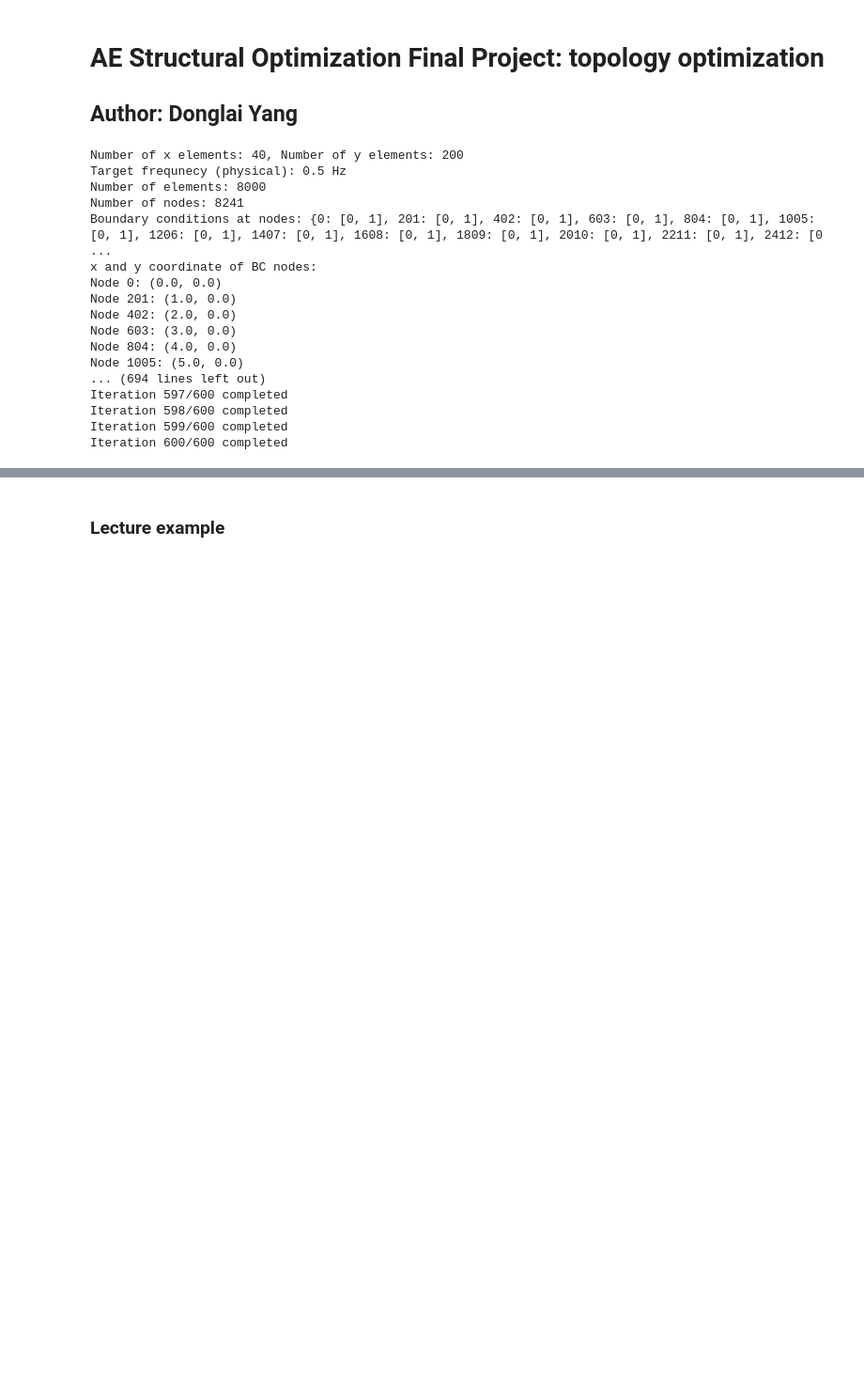
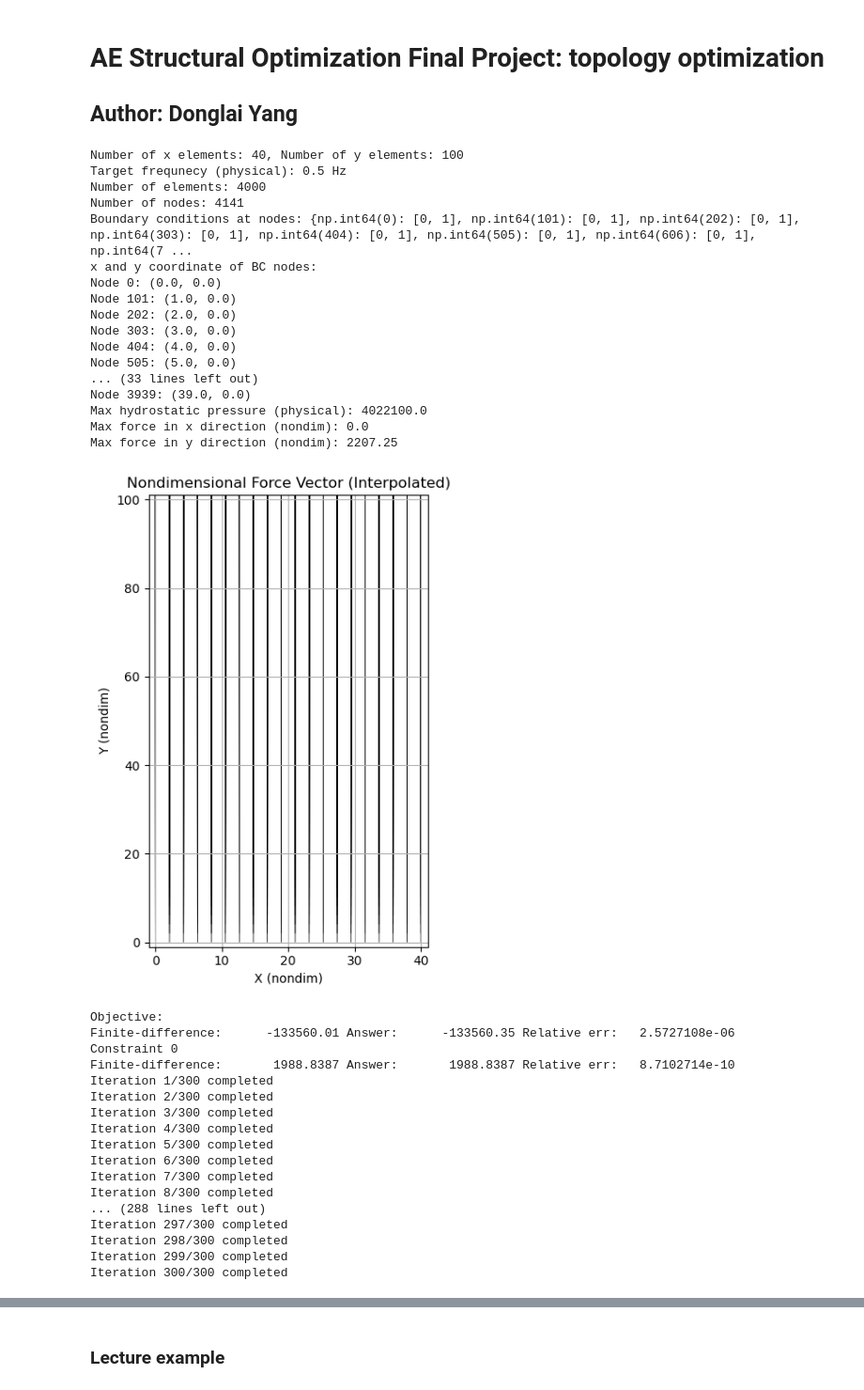
Before and after one commit to alastairyang/structural-topology-optimization, a Jupyter notebook: project-Donglai-Yang.ipynb, the cells around one changed output, grey strips where cells are left out. Shown: that part at 94% size. Drawn from its saved outputs; the diff is of its cells as text; code cells hidden in the pictures; blank space fills up the shorter version.

Commit message:
add hydrodynamic load and removed hydrostatic load

```diff
--- a/project-Donglai-Yang.ipynb
+++ b/project-Donglai-Yang.ipynb
@@ -1219,18 +1233,19 @@ def visualize_force_vector(X, f_nondim):
 # %%
 nondim_flag = False
+flooded_flag = True # flooded: no hydrostatic pressure differential
 
 # Set the dimensions of the design domain
 Lx = 40 # m, width
-Ly = 200 # m, height
+Ly = 100 # m, height
 nx = 40
 ny = int(Ly/Lx * nx)
 f_target = 0.5
 print(f"Number of x elements: {nx}, Number of y elements: {ny}")
 print(f"Target frequnecy (physical): {f_target} Hz")
 
-z_surface = 600  # m, sea surface height above the bed(for computing hydrostatic loads only)
-rho_FRP_phys = 820.0  # kg/m³
-E_FRP_phys = 100e9  # Pa
+z_surface = 400  # m, sea surface height above the bed(for computing hydrostatic loads only)
+rho_FRP_phys = 800.0  # kg/m³ (originally 820)
+E_FRP_phys = 30e9  # Pa
 rhosw = 1025.0  # kg/m³ (seawater density)
 g = 9.81  # m/s²
 
@@ -1303,19 +1318,24 @@ for node_id in bcs.keys():
 
 # compute the hydrostatic pressure at at the exterior nodes
 p_hydrostatic = np.zeros(nnodes)
+p_hydrodynamic = np.zeros(nnodes)
 for j in range(ny + 1):
     for i in range(nx + 1):
         node_id = nodes[i, j]
         z_coord = X[node_id, 1]  # y-coordinate is the vertical position
         if nondim_flag:
             p_hydrostatic[node_id] = compute_hydrostatic_load(z_coord, z_surface, rhosw=rhosw, scaling=scaling)
+            p_hydrodynamic[node_id] = compute_hydrodynamic_drag(z_coord, z_surface, Cd=2.0, rhosw=rhosw, u_surf=1.0, scaling=scaling)
         else:
             p_hydrostatic[node_id] = compute_hydrostatic_load(z_coord, z_surface, rhosw=rhosw)
+            p_hydrodynamic[node_id] = compute_hydrodynamic_drag(z_coord, z_surface, Cd=2.0, rhosw=rhosw, u_surf=1.0)
 
 if nondim_flag:
     print("Max hydrostatic pressure (nondim):", np.max(p_hydrostatic))
+    print("Max hydrodynamic pressure (nondim):", np.max(p_hydrodynamic))
 else:
     print("Max hydrostatic pressure (physical):", np.max(p_hydrostatic))
+    print("Max hydrodynamic pressure (physical):", np.max(p_hydrodynamic))
 
 
 # continue: get the node id on the domain boundary (left, right; no top and no bottom nodes)
@@ -1338,9 +1358,17 @@ hydro_forces = {}
 for node_id in boundary_nodes:
     # force acts in the horizontal direction
     if node_id in left_nodes: # left boundary, force acting to the right
-        hydro_forces[node_id] = [p_hydrostatic[node_id] * dz, 0.0]
-    else: # right boundary, force acting to the left
-        hydro_forces[node_id] = [-p_hydrostatic[node_id] * dz, 0.0]
+        if flooded_flag:
+            hydro_forces[node_id] = [0, 0.0]
+        else:
+            hydro_forces[node_id] = [p_hydrostatic[node_id] * dz, 0.0]
+    else: # right boundary, force acting to the left plus a hydrodynamic drag force (only on the right domain)
+        if flooded_flag:
+            hydro_forces[node_id] = [- p_hydrodynamic[node_id] * dz, 0.0]
+        else:
+            hydro_forces[node_id] = [-p_hydrostatic[node_id] * dz - p_hydrodynamic[node_id] * dz, 0.0]
+
+
 
 # compute buoyancy force (body force). Same everywhere since we assume uniform density (a fawed assumption due to topology optimization))
 buoyancy_force = {}
@@ -1361,53 +1389,71 @@ total_forces_plot = np.array(list(total_forces.values()))
 print("Max force in x direction (nondim):", np.max(np.abs(total_forces_plot[:,0])))
 print("Max force in y direction (nondim):", np.max(np.abs(total_forces_plot[:,1])))
 
-# visualize_force_vector(X, total_forces_plot.flatten())
+visualize_force_vector(X, total_forces_plot.flatten())
 
 # ----------------------------- Creating model ------------------------------
 # Create a spatial filter
 fltr = NodeFilter(conn, X, r0=r0, ftype="spatial")
 
 # Create the plane stress problem
 ps = PlaneStress(conn, X, bcs, total_forces, E = E_FRP, rho = rho_FRP, fltr=fltr)
 
 # Create the optimization object
 area_fraction = 0.4
+total_iter = 300
 # opt = MassFreqConstrainedCompliance(ps, area_fraction * Lx * Ly, min_freq=1e-6)
 if nondim_flag:
     opt = MassConstrainedCompliance(ps, area_fraction * Lx_nondim * Ly_nondim)
 else:
     opt = MassConstrainedCompliance(ps, area_fraction * Lx * Ly)
 
 lb = 1e-3 * np.ones(nnodes)
 ub = np.ones(nnodes)
 x_init = area_fraction * np.ones(nnodes)
 
 opt.check_gradient(x_init)
 
 mma = MMA(nnodes, 1, x_init, lb, ub, opt.obj_con, opt.obj_con_grad)
 
-total_iter = 600
 for i in range(total_iter):
     mma.update()
     print(f"Iteration {i+1}/{total_iter} completed")
 # %% [output]
-Number of x elements: 40, Number of y elements: 200
+Number of x elements: 40, Number of y elements: 100
 Target frequnecy (physical): 0.5 Hz
-Number of elements: 8000
-Number of nodes: 8241
-Boundary conditions at nodes: {0: [0, 1], 201: [0, 1], 402: [0, 1], 603: [0, 1], 804: [0, 1], 1005: [0, 1], 1206: [0, 1], 1407: [0, 1], 1608: [0, 1], 1809: [0, 1], 2010: [0, 1], 2211: [0, 1], 2412: [0 ...
+Number of elements: 4000
+Number of nodes: 4141
+Boundary conditions at nodes: {np.int64(0): [0, 1], np.int64(101): [0, 1], np.int64(202): [0, 1], np.int64(303): [0, 1], np.int64(404): [0, 1], np.int64(505): [0, 1], np.int64(606): [0, 1], np.int64(7 ...
 x and y coordinate of BC nodes:
 Node 0: (0.0, 0.0)
-Node 201: (1.0, 0.0)
-Node 402: (2.0, 0.0)
-Node 603: (3.0, 0.0)
-Node 804: (4.0, 0.0)
-Node 1005: (5.0, 0.0)
-... (694 lines left out)
-Iteration 597/600 completed
-Iteration 598/600 completed
-Iteration 599/600 completed
-Iteration 600/600 completed
+Node 101: (1.0, 0.0)
+Node 202: (2.0, 0.0)
+Node 303: (3.0, 0.0)
+Node 404: (4.0, 0.0)
+Node 505: (5.0, 0.0)
+... (33 lines left out)
+Node 3939: (39.0, 0.0)
+Max hydrostatic pressure (physical): 4022100.0
+Max force in x direction (nondim): 0.0
+Max force in y direction (nondim): 2207.25
+[figure, added]
+Objective:
+Finite-difference:      -133560.01 Answer:      -133560.35 Relative err:   2.5727108e-06
+Constraint 0
+Finite-difference:       1988.8387 Answer:       1988.8387 Relative err:   8.7102714e-10
+Iteration 1/300 completed
+Iteration 2/300 completed
+Iteration 3/300 completed
+Iteration 4/300 completed
+Iteration 5/300 completed
+Iteration 6/300 completed
+Iteration 7/300 completed
+Iteration 8/300 completed
+... (288 lines left out)
+Iteration 297/300 completed
+Iteration 298/300 completed
+Iteration 299/300 completed
+Iteration 300/300 completed
 # %%
 # compute the mass, compliance, and the minimum frequency
 final_area = ps.compute_area(mma.x)
```
Also changed, not shown: parts of 4 cells of this notebook, 6 other files.
